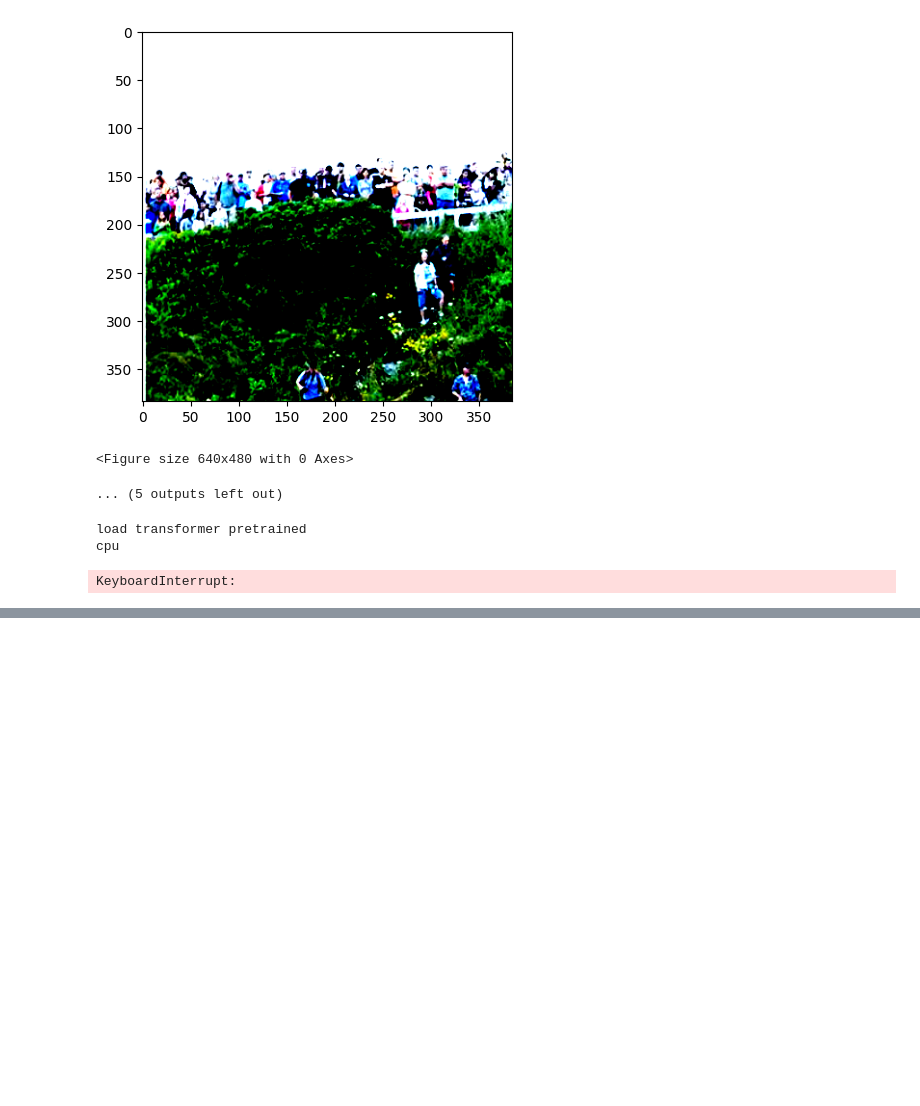
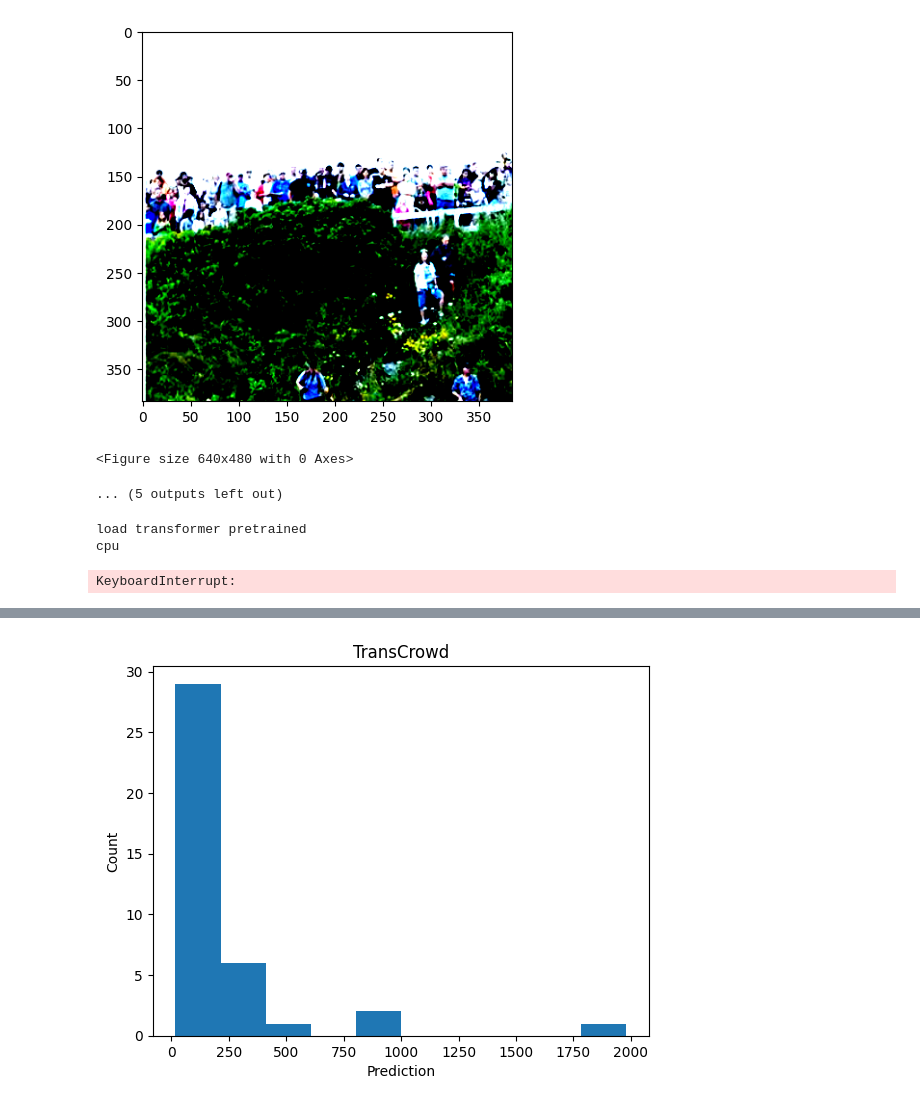
Before and after one commit to wozniakw2002/MSC-thesis, a Jupyter notebook: TransCrowd_test.ipynb, the cells around one changed output, grey strips where cells are left out. Drawn from its saved outputs; the diff is of its cells as text; code cells hidden in the pictures; blank space fills up the shorter version.

```diff
--- a/TransCrowd_test.ipynb
+++ b/TransCrowd_test.ipynb
@@ -144,0 +172,11 @@ KeyboardInterrupt:
+# %%
+df2 = pd.read_csv(r'output\history\transcrowd\evaluation_extended.csv')
+df2 = df2[df2['gt'] == 0]
+# %%
+plt.hist(df2['pred'])
+plt.xlabel("Prediction")
+plt.ylabel("Count")
+plt.title('TransCrowd')
+plt.show()
+# %% [output]
+[figure, added]
```
Also changed, not shown: parts of 7 cells of this notebook, 13 other files.
